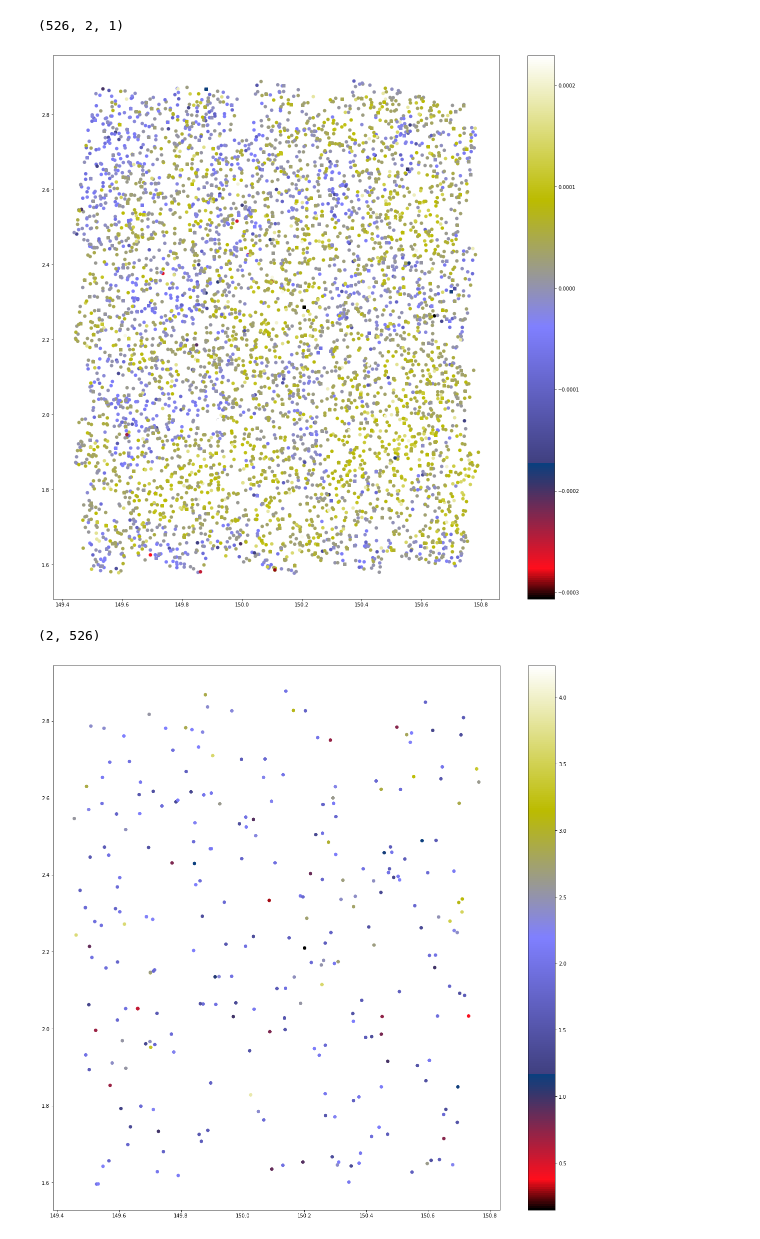
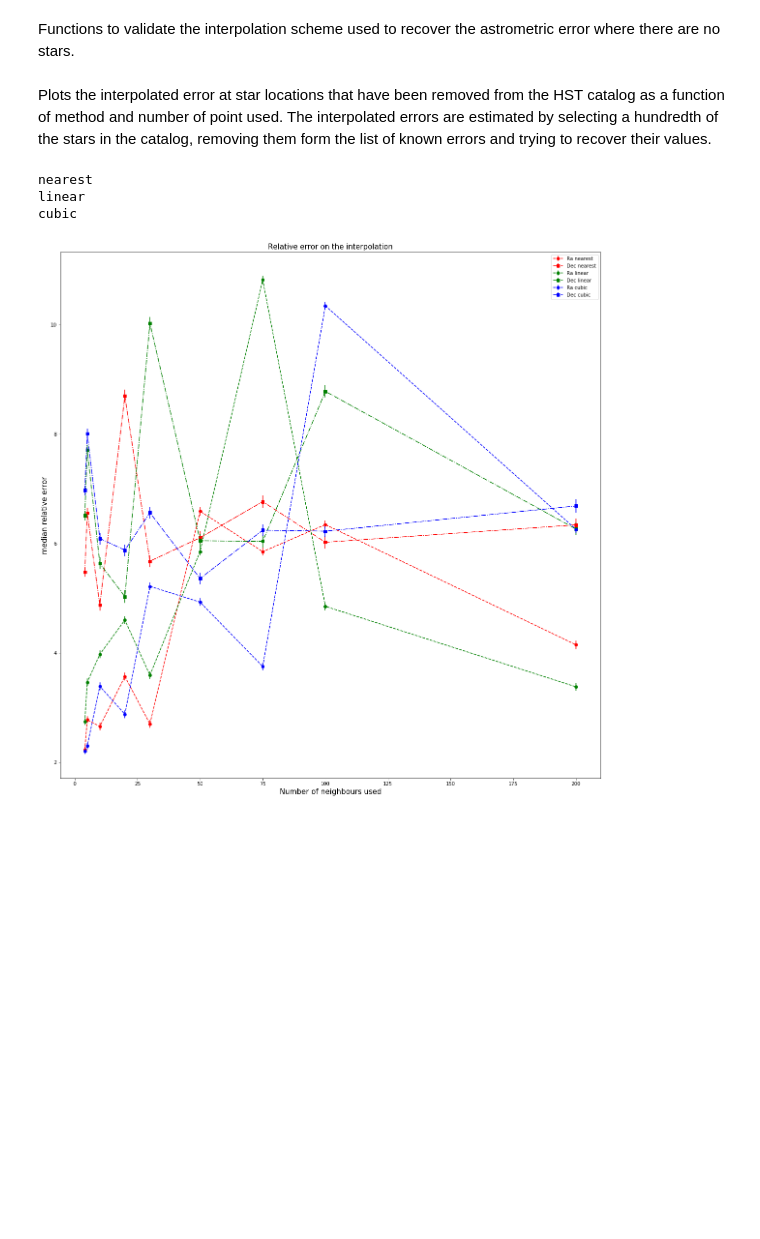
Before and after one commit to herjy/COSMOS_astrometry, a Jupyter notebook: Test_get_error.ipynb, the cells around one changed output. Saved outputs shown, nothing was run; the diff lists cells and outputs as text; code cells hidden in the pictures; blank space fills up the shorter version.

Commit message:
interpolation validation added

```diff
--- a/Test_get_error.ipynb
+++ b/Test_get_error.ipynb
@@ -2,3 +2,7 @@
 import astrometry_tools as at
 import numpy as np
 import matplotlib.pyplot as plt
+import scipy.stats as scs
+
+def mad(x):
+    return scs.median_absolute_deviation(x)
@@ -10,9 +15,0 @@ cat_HSC = np.loadtxt('HST_astrometric_errors.csv', dtype = str, delimiter = ',')
-# %%
-N = np.size(cat_HST[:,0])
-ind = np.sort((np.random.rand(int(N/5))*(N-1)).astype(int))
-
-test = cat_HST[ind,:]
-truth_cat = np.delete(cat_HST, ind, axis = 0)
-
-error = at.get_error(test[:,0:2], truth_cat,
-                  N_star = 10, method = 'nearest')
@@ -21,18 +16,2 @@ error = at.get_error(test[:,0:2], truth_cat,
-# %%
-print(error.shape)
-plt.figure(figsize = (20,20))
-plt.scatter(cat_HST[:,0], cat_HST[:,1], c = cat_HST[:,-2], marker = 'o', cmap='gist_stern')
-plt.scatter(test[:,0], test[:,1], c = error[:,0,0], marker = 's', cmap='gist_stern')
-plt.colorbar()
-plt.show()
-
-print(((test[:,-2]-error[0])/test[:,-2]).shape)
-plt.figure(figsize = (20,20))
-plt.scatter(test[:,0], test[:,1], c = np.log10((test[:,-2]-error[:,0,0])/test[:,-2]*100), cmap='gist_stern')
-plt.colorbar()
-plt.show()
-# %% [output]
-(526, 2, 1)
-[figure, removed]
-(2, 526)
-[figure, removed]
+# %% [markdown]
+Functions to validate the interpolation scheme used to recover the astrometric error where there are no stars.
@@ -38,0 +39,34 @@ plt.show()
+# %% [markdown]
+Plots the interpolated error at star locations that have been removed from the HST catalog as a function of method and number of point used. The interpolated errors are estimated by selecting a hundredth of the stars in the catalog, removing them form the list of known errors and trying to recover their values.
+# %%
+methods = ['nearest', 'linear', 'cubic']
+colours = ['r','g','b']
+Ns = [4,5, 10, 20, 30, 50, 75, 100, 200]
+count = 0
+plt.figure(figsize = (20,20))
+plt.title('Relative error on the interpolation', fontsize = 15)
+for m in methods:
+    means_r = []
+    sigmas_r = []
+    means_d = []
+    sigmas_d = []
+    print(m)
+    for n in Ns:
+        e_r, t_ru = test_interp(100,100,cat_HST, n,m)
+        mr_e, sr_e, md_e, sd_e = get_error_on_error(e_r, t_ru)
+        means_r.append(mr_e)
+        sigmas_r.append(sr_e)
+        means_d.append(md_e)
+        sigmas_d.append(sd_e)
+    plt.errorbar(np.array(Ns), np.array(means_r), yerr = np.array(sigmas_r)., label = 'Ra '+ m, fmt = 'o--'+colours[count])
+    plt.errorbar(np.array(Ns), np.array(means_d), yerr = np.array(sigmas_d)., label = 'Dec ' + m, fmt = 's-.'+colours[count])
+    count+=1
+plt.xlabel('Number of neighbours used', fontsize = 15)
+plt.ylabel('median relative error', fontsize = 15)
+plt.legend()
+plt.show()
+# %% [output]
+nearest
+linear
+cubic
+[figure, added]
```
Also changed, not shown: parts of 8 cells of this notebook, 1 other file.
